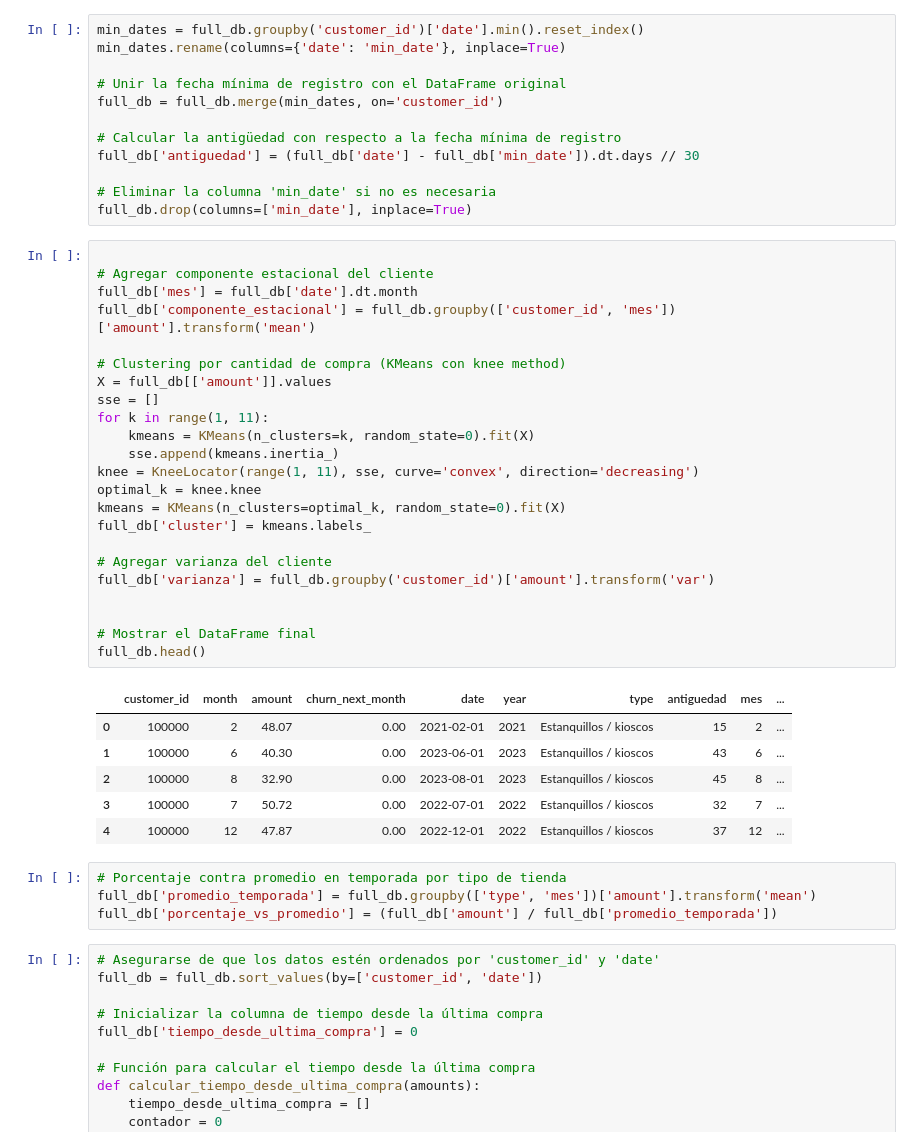
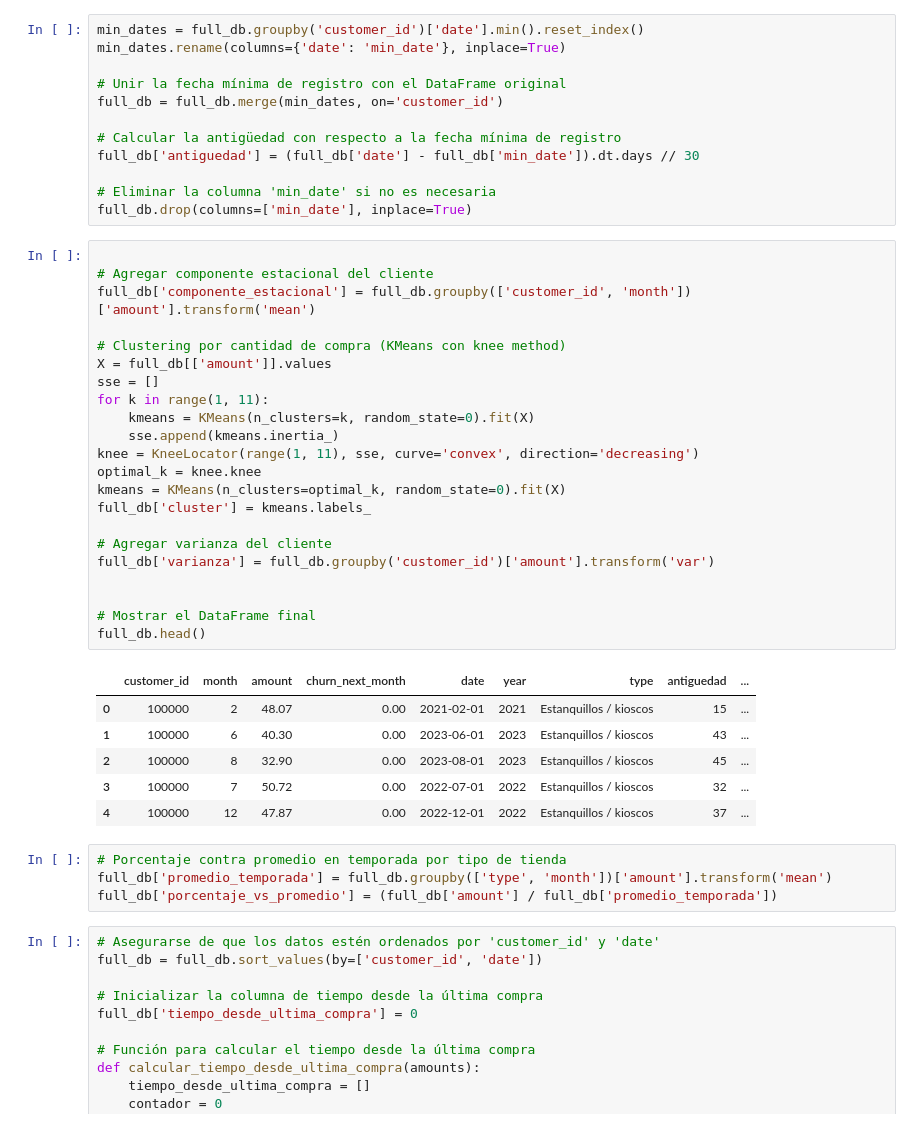
Before and after one commit to DiegoElian02/multicripto_epilogo, a Jupyter notebook: data_clean.ipynb, the cells around one changed output. Drawn from its saved outputs; the diff is of its cells as text.

```diff
--- a/data_clean.ipynb
+++ b/data_clean.ipynb
@@ -206,36 +185,35 @@ full_db.drop(columns=['min_date'], inplace=True)
 # %%
 
 # Agregar componente estacional del cliente
-full_db['mes'] = full_db['date'].dt.month
-full_db['componente_estacional'] = full_db.groupby(['customer_id', 'mes'])['amount'].transform('mean')
+full_db['componente_estacional'] = full_db.groupby(['customer_id', 'month'])['amount'].transform('mean')
 
 # Clustering por cantidad de compra (KMeans con knee method)
 X = full_db[['amount']].values
 sse = []
 for k in range(1, 11):
     kmeans = KMeans(n_clusters=k, random_state=0).fit(X)
     sse.append(kmeans.inertia_)
 knee = KneeLocator(range(1, 11), sse, curve='convex', direction='decreasing')
 optimal_k = knee.knee
 kmeans = KMeans(n_clusters=optimal_k, random_state=0).fit(X)
 full_db['cluster'] = kmeans.labels_
 
 # Agregar varianza del cliente
 full_db['varianza'] = full_db.groupby('customer_id')['amount'].transform('var')
 
 
 # Mostrar el DataFrame final
 full_db.head()
 # %% [output]
-|  | customer_id | month | amount | churn_next_month | date | year | type | antiguedad | mes | ... |
-| 0 | 100000 | 2 | 48.07 | 0.00 | 2021-02-01 | 2021 | Estanquillos / kioscos | 15 | 2 | ... |
-| 1 | 100000 | 6 | 40.30 | 0.00 | 2023-06-01 | 2023 | Estanquillos / kioscos | 43 | 6 | ... |
-| 2 | 100000 | 8 | 32.90 | 0.00 | 2023-08-01 | 2023 | Estanquillos / kioscos | 45 | 8 | ... |
-| 3 | 100000 | 7 | 50.72 | 0.00 | 2022-07-01 | 2022 | Estanquillos / kioscos | 32 | 7 | ... |
-| 4 | 100000 | 12 | 47.87 | 0.00 | 2022-12-01 | 2022 | Estanquillos / kioscos | 37 | 12 | ... |
+|  | customer_id | month | amount | churn_next_month | date | year | type | antiguedad | ... |
+| 0 | 100000 | 2 | 48.07 | 0.00 | 2021-02-01 | 2021 | Estanquillos / kioscos | 15 | ... |
+| 1 | 100000 | 6 | 40.30 | 0.00 | 2023-06-01 | 2023 | Estanquillos / kioscos | 43 | ... |
+| 2 | 100000 | 8 | 32.90 | 0.00 | 2023-08-01 | 2023 | Estanquillos / kioscos | 45 | ... |
+| 3 | 100000 | 7 | 50.72 | 0.00 | 2022-07-01 | 2022 | Estanquillos / kioscos | 32 | ... |
+| 4 | 100000 | 12 | 47.87 | 0.00 | 2022-12-01 | 2022 | Estanquillos / kioscos | 37 | ... |
 # %%
 # Porcentaje contra promedio en temporada por tipo de tienda
-full_db['promedio_temporada'] = full_db.groupby(['type', 'mes'])['amount'].transform('mean')
+full_db['promedio_temporada'] = full_db.groupby(['type', 'month'])['amount'].transform('mean')
 full_db['porcentaje_vs_promedio'] = (full_db['amount'] / full_db['promedio_temporada'])
 # %%
 # Asegurarse de que los datos estén ordenados por 'customer_id' y 'date'
```
Also changed, not shown: parts of 11 cells of this notebook.
